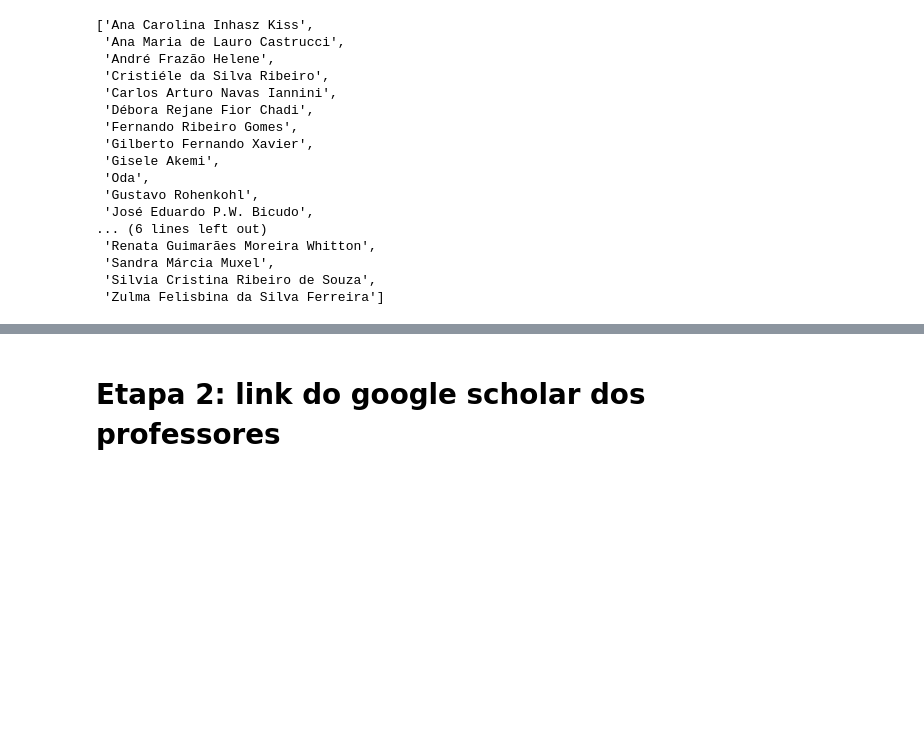
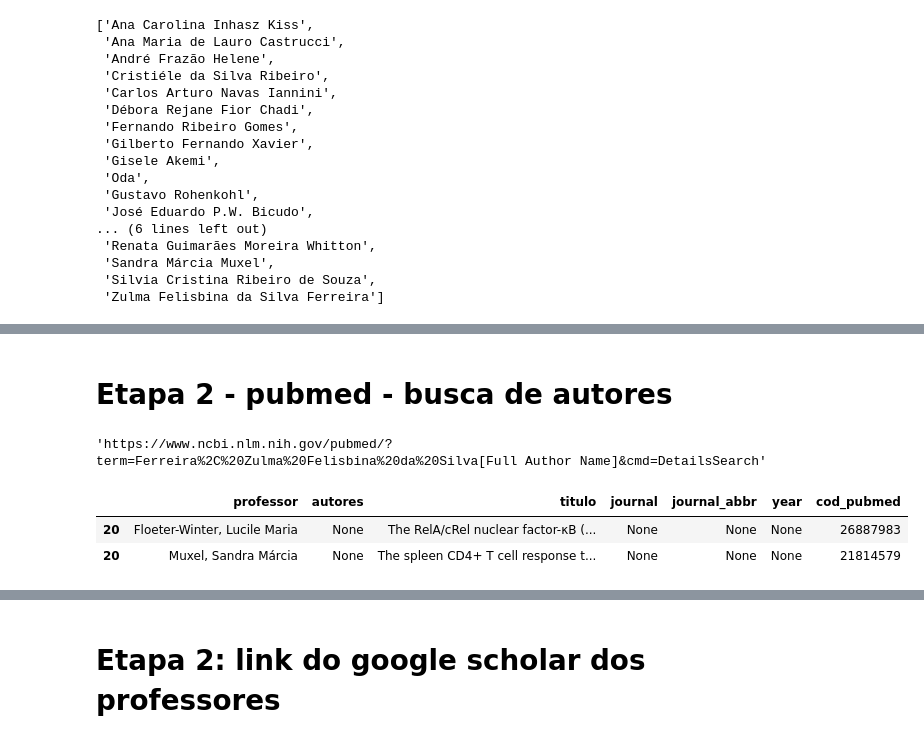
Before and after one commit to srgari/python, a Jupyter notebook: professores_usp/projeto_professores_usp.ipynb, the cells around one changed output, grey strips where cells are left out. Saved outputs shown, nothing was run; the diff lists cells and outputs as text; code cells hidden in the pictures; blank space fills up the shorter version.

```diff
--- a/professores_usp/projeto_professores_usp.ipynb
+++ b/professores_usp/projeto_professores_usp.ipynb
@@ -33,0 +55,3 @@ fisio_profs
+# %% [markdown]
+
+# Etapa 2 - pubmed - busca de autores
@@ -33,0 +101,4 @@ fisio_profs
+# %%
+url_pubmed
+# %% [output]
+'https://www.ncbi.nlm.nih.gov/pubmed/?term=Ferreira%2C%20Zulma%20Felisbina%20da%20Silva[Full Author Name]&cmd=DetailsSearch'
@@ -33,0 +116,6 @@ fisio_profs
+# %%
+df_pubmed[df_pubmed.autores.isna()]
+# %% [output]
+|  | professor | autores | titulo | journal | journal_abbr | year | cod_pubmed |
+| 20 | Floeter-Winter, Lucile Maria | None | The RelA/cRel nuclear factor-κB (... | None | None | None | 26887983 |
+| 20 | Muxel, Sandra Márcia | None | The spleen CD4+ T cell response t... | None | None | None | 21814579 |
```
Also changed, not shown: parts of 10 cells of this notebook, 37 other files.
